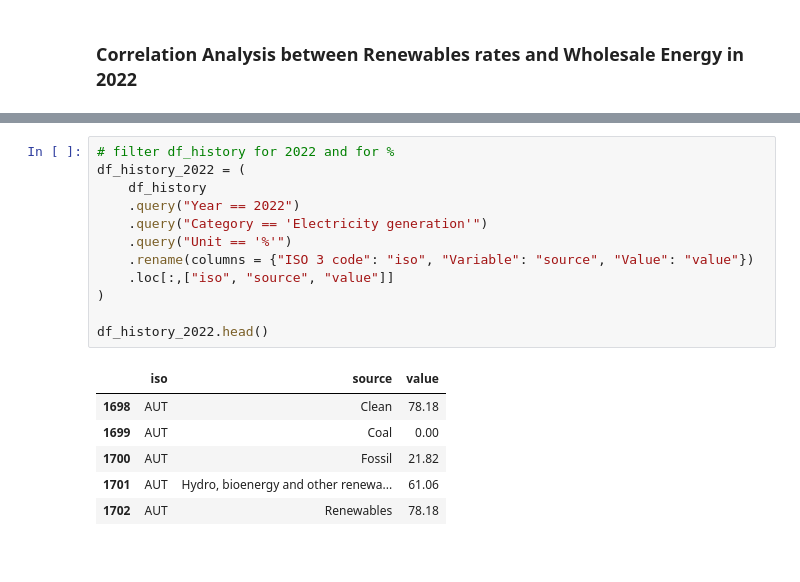
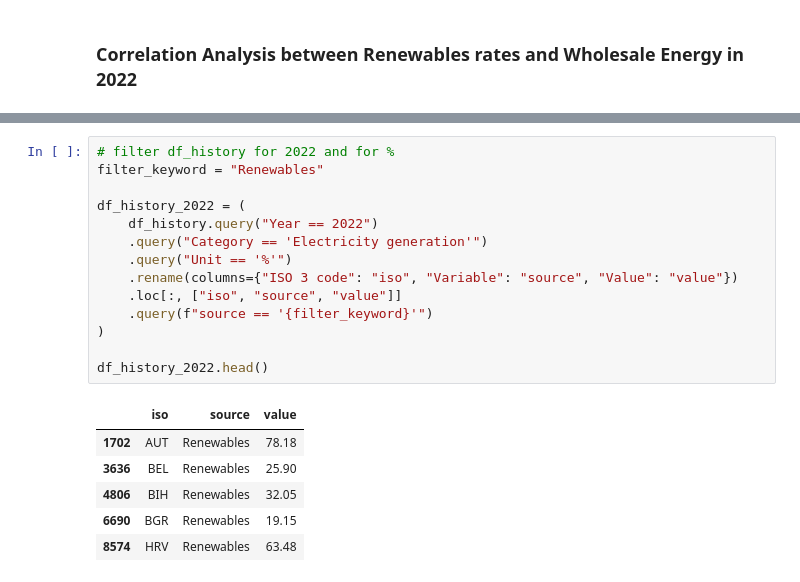
Before and after one commit to tklopper9/europes_energy_transition, a Jupyter notebook: notebook_chained.ipynb, the cells around one changed output, grey strips where cells are left out. Drawn from its saved outputs; the diff is of its cells as text.

```diff
--- a/notebook_chained.ipynb
+++ b/notebook_chained.ipynb
@@ -254,20 +266,22 @@ Prices filtered yearly dataframe:
 223  2022  SWE  119.453333
 # %%
 # filter df_history for 2022 and for %
+filter_keyword = "Renewables"
+
 df_history_2022 = (
-    df_history
-    .query("Year == 2022")
+    df_history.query("Year == 2022")
     .query("Category == 'Electricity generation'")
     .query("Unit == '%'")
-    .rename(columns = {"ISO 3 code": "iso", "Variable": "source", "Value": "value"})
-    .loc[:,["iso", "source", "value"]]
+    .rename(columns={"ISO 3 code": "iso", "Variable": "source", "Value": "value"})
+    .loc[:, ["iso", "source", "value"]]
+    .query(f"source == '{filter_keyword}'")
 )
 
 df_history_2022.head()
 # %% [output]
 |  | iso | source | value |
-| 1698 | AUT | Clean | 78.18 |
-| 1699 | AUT | Coal | 0.00 |
-| 1700 | AUT | Fossil | 21.82 |
-| 1701 | AUT | Hydro, bioenergy and other renewa... | 61.06 |
 | 1702 | AUT | Renewables | 78.18 |
+| 3636 | BEL | Renewables | 25.90 |
+| 4806 | BIH | Renewables | 32.05 |
+| 6690 | BGR | Renewables | 19.15 |
+| 8574 | HRV | Renewables | 63.48 |
```
Also changed, not shown: parts of 19 cells of this notebook.
